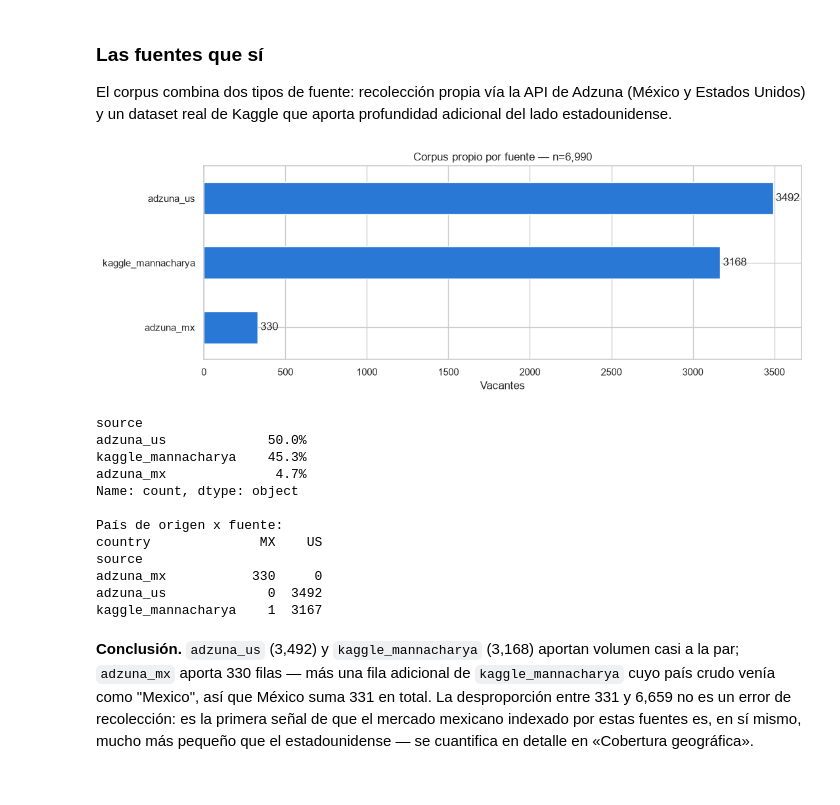
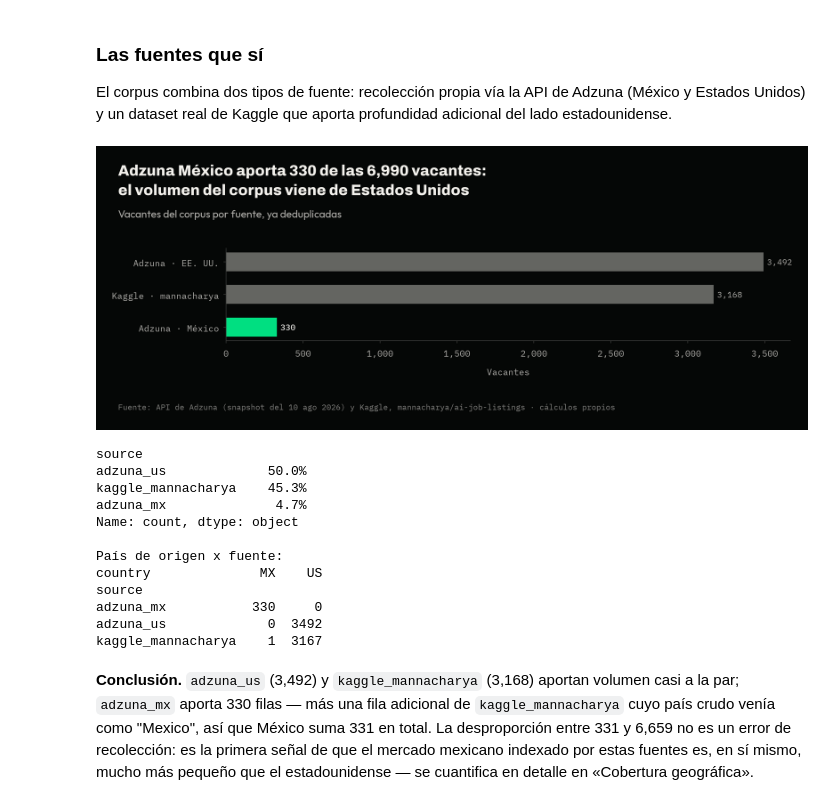
Before and after one commit to mauvilar/mercado-ia-mx-us, a Jupyter notebook: notebooks/01_recoleccion_y_calidad.ipynb, the cells around one changed output. Drawn from its saved outputs; the diff is of its cells as text; code cells hidden in the pictures.

```diff
--- a/notebooks/01_recoleccion_y_calidad.ipynb
+++ b/notebooks/01_recoleccion_y_calidad.ipynb
@@ -16,13 +16,20 @@ Este notebook es la apertura del proyecto: audita las fuentes antes de usarlas.
 brechas salariales todavía —eso es el notebook 02— sino que establece qué se puede afirmar con
 este dato y qué no.
 # %%
+%matplotlib inline
 import sys; sys.path.insert(0, "..")
 import pandas as pd, numpy as np, matplotlib.pyplot as plt, seaborn as sns
 from src.analysis.stats import resumir_por, mediana_ci
 from src.analysis.hypothesis import mann_whitney, welch_log
+from src.viz.estilo import (
+    PALETA, aplicar_estilo, colores, componer, etiquetar, miles, porcentaje, rejilla,
+)
 
-sns.set_theme(style="whitegrid")
-plt.rcParams["figure.figsize"] = (11, 5)
+# Gráficas en Editorial v3 (src/viz/estilo.py): fondo rich-black, neutros para el
+# contexto y verde sólo para lo que dice el hallazgo.
+aplicar_estilo()
+FUENTE = "Fuente: API de Adzuna (snapshot del 10 ago 2026) y Kaggle, mannacharya/ai-job-listings · cálculos propios"
+
 from src.features.build import solo_analisis
 
 # El corpus incluye países de calibración, que existen sólo para que el modelo del
@@ -129,22 +144,32 @@ El corpus combina dos tipos de fuente: recolección propia vía la API de Adzuna
 Unidos) y un dataset real de Kaggle que aporta profundidad adicional del lado estadounidense.
 # %%
 fuentes = df["source"].value_counts()
+NOMBRE_FUENTE = {
+    "adzuna_us": "Adzuna · EE. UU.",
+    "kaggle_mannacharya": "Kaggle · mannacharya",
+    "adzuna_mx": "Adzuna · México",
+}
 
-fig, ax = plt.subplots(figsize=(11, 4))
-fuentes.sort_values().plot.barh(ax=ax, color=COLOR_NEUTRO)
-ax.bar_label(ax.containers[0], fmt="%.0f", padding=3)
+orden = fuentes.sort_values()
+fig, ax = plt.subplots(figsize=(11, 4.4))
+barras = ax.barh(orden.index.map(NOMBRE_FUENTE), orden.values, color=colores(orden.index, "adzuna_mx"), height=0.58)
+etiquetar(ax, barras, [f"{v:,}" for v in orden.values], destacar={list(orden.index).index("adzuna_mx")})
 ax.set_xlabel("Vacantes")
-ax.set_ylabel("")
-ax.set_title(f"Corpus propio por fuente — n={len(df):,}")
-plt.tight_layout()
+miles(ax, "x")
+componer(
+    fig,
+    f"Adzuna México aporta {fuentes['adzuna_mx']:,} de las {len(df):,} vacantes: el volumen del corpus viene de Estados Unidos",
+    "Vacantes del corpus por fuente, ya deduplicadas",
+    FUENTE,
+)
 plt.show()
 
 print((fuentes / len(df) * 100).round(1).astype(str) + "%")
 print()
 print("País de origen x fuente:")
 print(pd.crosstab(df["source"], df["country"]))
 # %% [output]
-[figure, old version]
+[figure, new version]
 source
 adzuna_us             50.0%
 kaggle_mannacharya    45.3%
```
Also changed, not shown: parts of 6 cells of this notebook, 3 other files.
